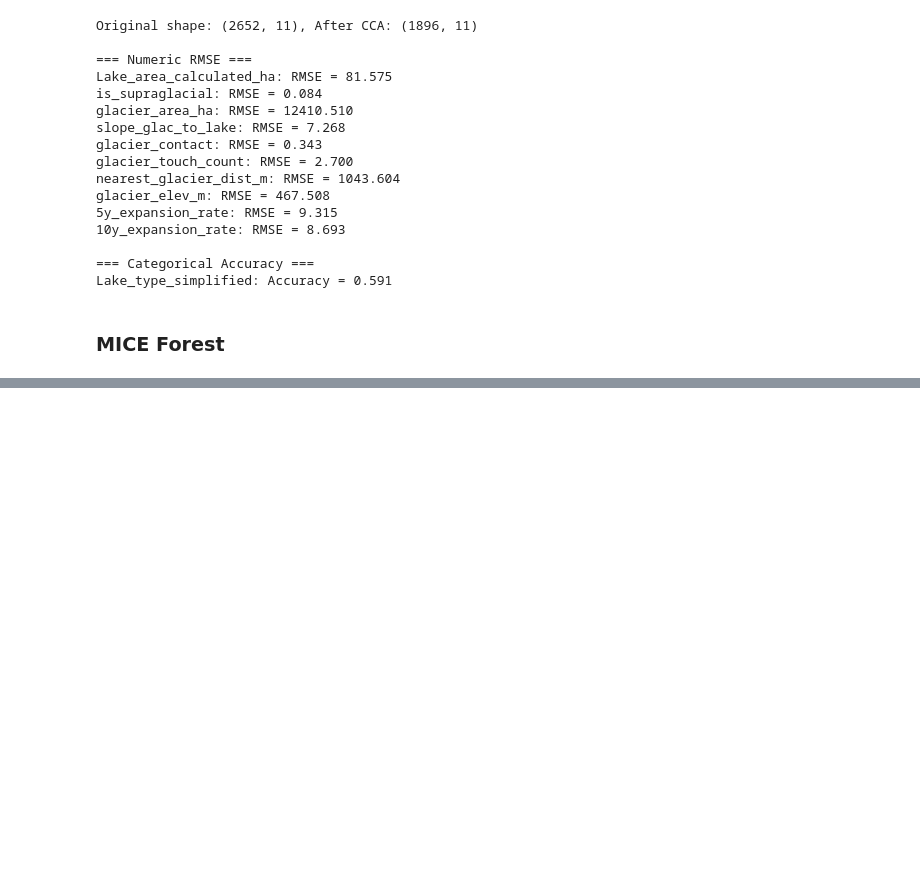
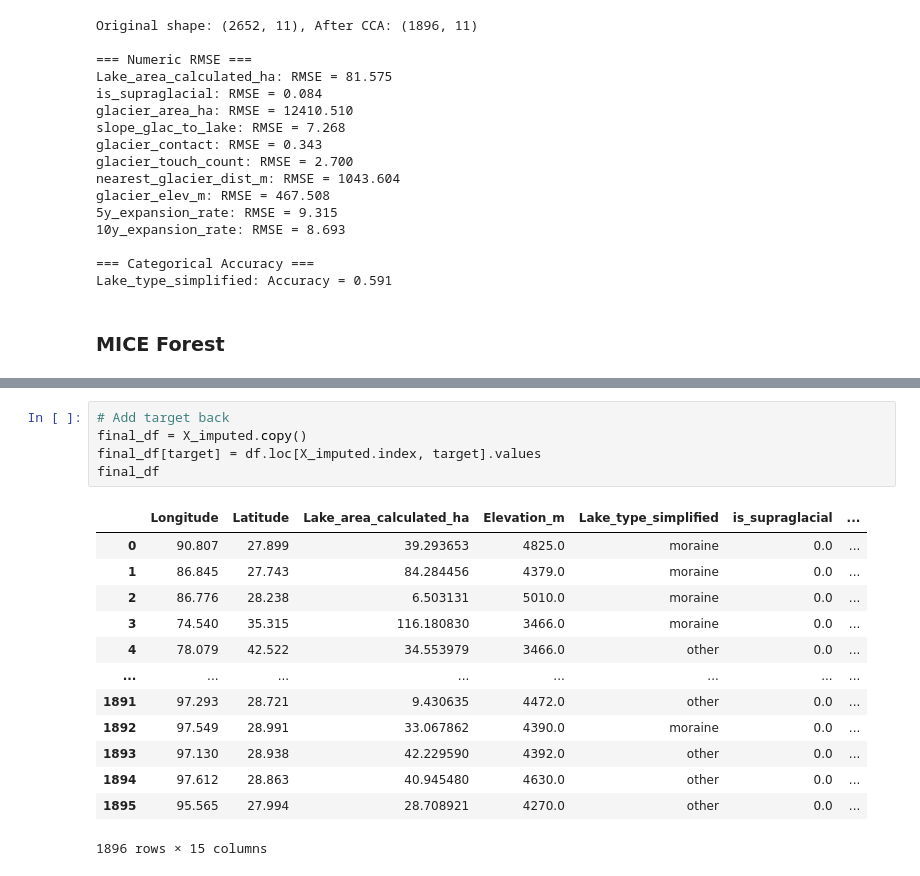
Before and after one commit to SoulNims/GLOF_Risk_ML_Pipeline, a Jupyter notebook: Notebooks/MLcrashcourse.ipynb, the cells around one changed output, grey strips where cells are left out. Saved outputs shown, nothing was run; the diff lists cells and outputs as text; blank space fills up the shorter version.

```diff
--- a/Notebooks/MLcrashcourse.ipynb
+++ b/Notebooks/MLcrashcourse.ipynb
@@ -720,0 +785,19 @@ glacier_elev_m             3334.000000   0.105021
+# %%
+# Add target back
+final_df = X_imputed.copy()
+final_df[target] = df.loc[X_imputed.index, target].values
+final_df
+# %% [output]
+|  | Longitude | Latitude | Lake_area_calculated_ha | Elevation_m | Lake_type_simplified | is_supraglacial | ... |
+| 0 | 90.807 | 27.899 | 39.293653 | 4825.0 | moraine | 0.0 | ... |
+| 1 | 86.845 | 27.743 | 84.284456 | 4379.0 | moraine | 0.0 | ... |
+| 2 | 86.776 | 28.238 | 6.503131 | 5010.0 | moraine | 0.0 | ... |
+| 3 | 74.540 | 35.315 | 116.180830 | 3466.0 | moraine | 0.0 | ... |
+| 4 | 78.079 | 42.522 | 34.553979 | 3466.0 | other | 0.0 | ... |
+| ... | ... | ... | ... | ... | ... | ... | ... |
+| 1891 | 97.293 | 28.721 | 9.430635 | 4472.0 | other | 0.0 | ... |
+| 1892 | 97.549 | 28.991 | 33.067862 | 4390.0 | moraine | 0.0 | ... |
+| 1893 | 97.130 | 28.938 | 42.229590 | 4392.0 | other | 0.0 | ... |
+| 1894 | 97.612 | 28.863 | 40.945480 | 4630.0 | other | 0.0 | ... |
+| 1895 | 95.565 | 27.994 | 28.708921 | 4270.0 | other | 0.0 | ... |
+1896 rows × 15 columns
```
Also changed, not shown: parts of 13 cells of this notebook, 3 other files.
